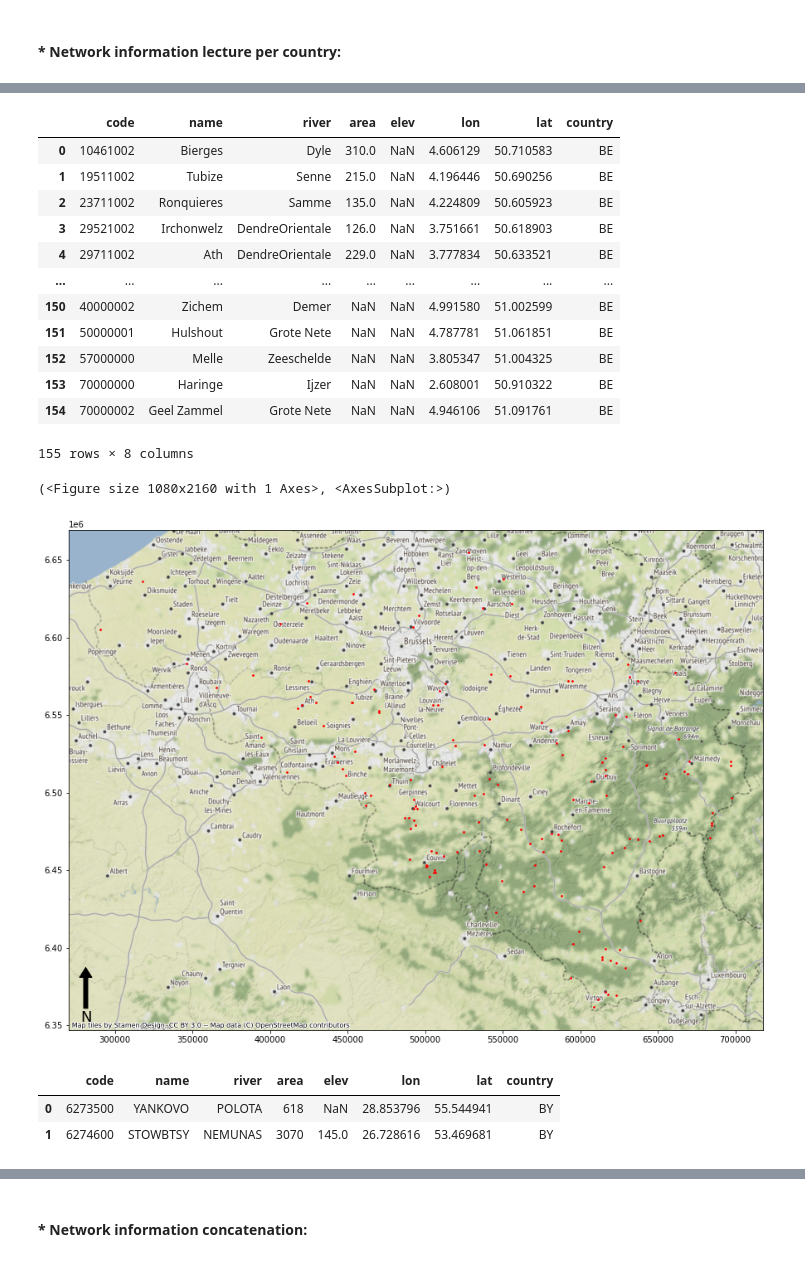
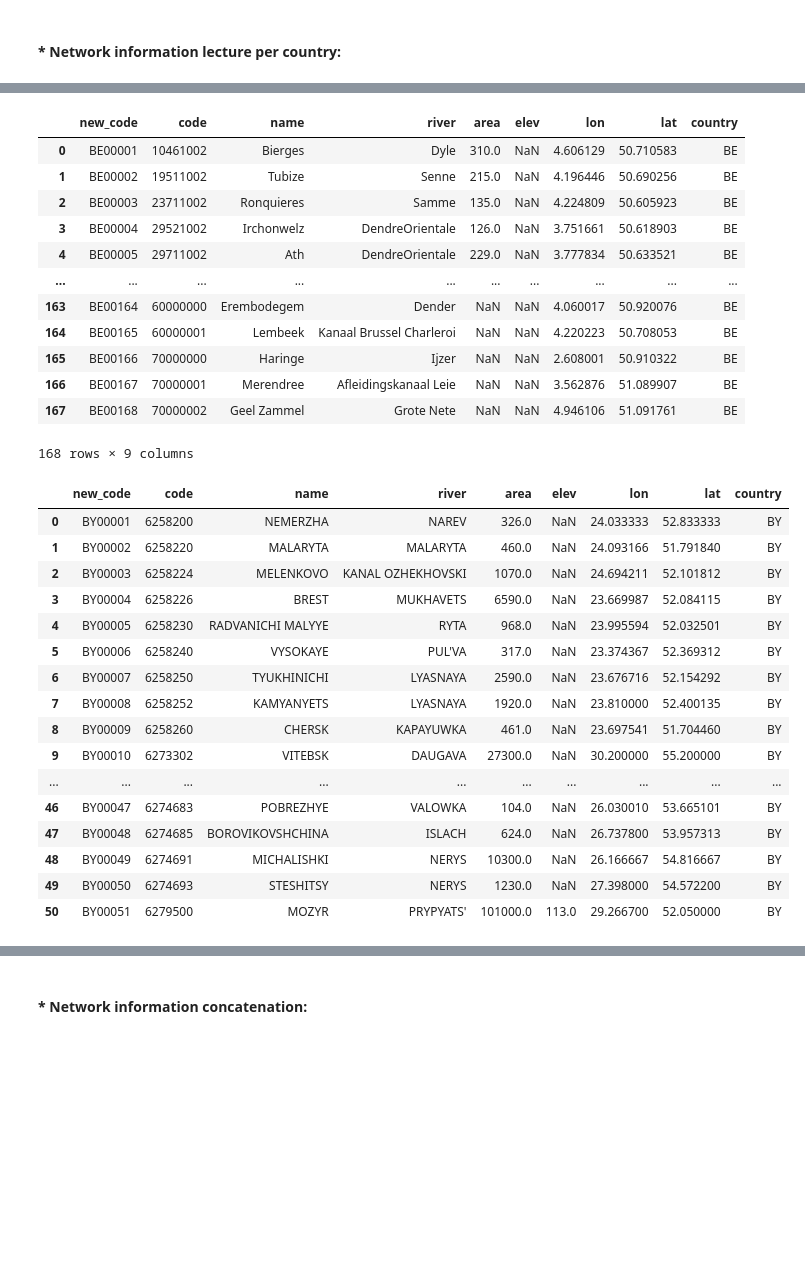
Before and after one commit to thiagovmdon/HydroEawag, a Jupyter notebook: D_20_Data_EU.ipynb, the cells around one changed output, grey strips where cells are left out. Saved outputs shown, nothing was run; the diff lists cells and outputs as text; code cells hidden in the pictures; blank space fills up the shorter version.

```diff
--- a/D_20_Data_EU.ipynb
+++ b/D_20_Data_EU.ipynb
@@ -133,47 +141,57 @@ network_AT
 # %%
-# 2. Belgium (<50% gaps):
-network_BE = pd.read_excel(r"Julia\timeseries\network_BE.xlsx")
+# 2. Belgium:
+network_BE = pd.read_excel(r"Julia\timeseries\network_BEo.xlsx")
 network_BE.code = network_BE.code.astype(str)
+network_BE = network_BE[["new_code", "code", "name", "river", "area", "elev", "lon", "lat", "country"]]
 
 network_BE
 # %% [output]
-|  | code | name | river | area | elev | lon | lat | country |
-| 0 | 10461002 | Bierges | Dyle | 310.0 | NaN | 4.606129 | 50.710583 | BE |
-| 1 | 19511002 | Tubize | Senne | 215.0 | NaN | 4.196446 | 50.690256 | BE |
-| 2 | 23711002 | Ronquieres | Samme | 135.0 | NaN | 4.224809 | 50.605923 | BE |
-| 3 | 29521002 | Irchonwelz | DendreOrientale | 126.0 | NaN | 3.751661 | 50.618903 | BE |
-| 4 | 29711002 | Ath | DendreOrientale | 229.0 | NaN | 3.777834 | 50.633521 | BE |
-| ... | ... | ... | ... | ... | ... | ... | ... | ... |
-| 150 | 40000002 | Zichem | Demer | NaN | NaN | 4.991580 | 51.002599 | BE |
-| 151 | 50000001 | Hulshout | Grote Nete | NaN | NaN | 4.787781 | 51.061851 | BE |
-| 152 | 57000000 | Melle | Zeeschelde | NaN | NaN | 3.805347 | 51.004325 | BE |
-| 153 | 70000000 | Haringe | Ijzer | NaN | NaN | 2.608001 | 50.910322 | BE |
-| 154 | 70000002 | Geel Zammel | Grote Nete | NaN | NaN | 4.946106 | 51.091761 | BE |
+|  | new_code | code | name | river | area | elev | lon | lat | country |
+| 0 | BE00001 | 10461002 | Bierges | Dyle | 310.0 | NaN | 4.606129 | 50.710583 | BE |
+| 1 | BE00002 | 19511002 | Tubize | Senne | 215.0 | NaN | 4.196446 | 50.690256 | BE |
+| 2 | BE00003 | 23711002 | Ronquieres | Samme | 135.0 | NaN | 4.224809 | 50.605923 | BE |
+| 3 | BE00004 | 29521002 | Irchonwelz | DendreOrientale | 126.0 | NaN | 3.751661 | 50.618903 | BE |
+| 4 | BE00005 | 29711002 | Ath | DendreOrientale | 229.0 | NaN | 3.777834 | 50.633521 | BE |
+| ... | ... | ... | ... | ... | ... | ... | ... | ... | ... |
+| 163 | BE00164 | 60000000 | Erembodegem | Dender | NaN | NaN | 4.060017 | 50.920076 | BE |
+| 164 | BE00165 | 60000001 | Lembeek | Kanaal Brussel Charleroi | NaN | NaN | 4.220223 | 50.708053 | BE |
+| 165 | BE00166 | 70000000 | Haringe | Ijzer | NaN | NaN | 2.608001 | 50.910322 | BE |
+| 166 | BE00167 | 70000001 | Merendree | Afleidingskanaal Leie | NaN | NaN | 3.562876 | 51.089907 | BE |
+| 167 | BE00168 | 70000002 | Geel Zammel | Grote Nete | NaN | NaN | 4.946106 | 51.091761 | BE |
-155 rows × 8 columns
+168 rows × 9 columns
-# %%
-geospatialfunctions.plotpointsmap(network_BE.set_index("code").loc[:, ["lon", "lat"]], showcodes = False, colorpoints="red")
-# %% [output]
-(<Figure size 1080x2160 with 1 Axes>, <AxesSubplot:>)
-[figure, removed]
 # %%
-# 3. Belarus (<50% gaps):
-network_BY = pd.read_excel(r"GRDC\timeseries\countries\network_BY.xlsx")
+# 3. Belarus:
+network_BY = pd.read_excel(r"GRDC\timeseries\countries\network_BYo.xlsx")
 
 # Here we clean our dataframe for only the useful columns:
-network_BY = network_BY[["Code", "station", "river", "area", "elevation", "CoordX", "CoordY"]]
+network_BY = network_BY[["new_code", "Code", "station", "river", "area", "elevation", "CoordX", "CoordY"]]
 
 # For Belgium we do not have the elevation information:
-network_BY.columns = ["code", "name", "river", "area", "elev", "lon", "lat"]
+network_BY.columns = ["new_code", "code", "name", "river", "area", "elev", "lon", "lat"]
 
 # Here we assing the country:
 network_BY["country"] = "BY"
 
 # Now we convert the column to str:
 network_BY.code = network_BY.code.astype(str)
 
 network_BY
 # %% [output]
-|  | code | name | river | area | elev | lon | lat | country |
-| 0 | 6273500 | YANKOVO | POLOTA | 618 | NaN | 28.853796 | 55.544941 | BY |
-| 1 | 6274600 | STOWBTSY | NEMUNAS | 3070 | 145.0 | 26.728616 | 53.469681 | BY |
+|  | new_code | code | name | river | area | elev | lon | lat | country |
+| 0 | BY00001 | 6258200 | NEMERZHA | NAREV | 326.0 | NaN | 24.033333 | 52.833333 | BY |
+| 1 | BY00002 | 6258220 | MALARYTA | MALARYTA | 460.0 | NaN | 24.093166 | 51.791840 | BY |
+| 2 | BY00003 | 6258224 | MELENKOVO | KANAL OZHEKHOVSKI | 1070.0 | NaN | 24.694211 | 52.101812 | BY |
+| 3 | BY00004 | 6258226 | BREST | MUKHAVETS | 6590.0 | NaN | 23.669987 | 52.084115 | BY |
+| 4 | BY00005 | 6258230 | RADVANICHI MALYYE | RYTA | 968.0 | NaN | 23.995594 | 52.032501 | BY |
+| 5 | BY00006 | 6258240 | VYSOKAYE | PUL'VA | 317.0 | NaN | 23.374367 | 52.369312 | BY |
+| 6 | BY00007 | 6258250 | TYUKHINICHI | LYASNAYA | 2590.0 | NaN | 23.676716 | 52.154292 | BY |
+| 7 | BY00008 | 6258252 | KAMYANYETS | LYASNAYA | 1920.0 | NaN | 23.810000 | 52.400135 | BY |
+| 8 | BY00009 | 6258260 | CHERSK | KAPAYUWKA | 461.0 | NaN | 23.697541 | 51.704460 | BY |
+| 9 | BY00010 | 6273302 | VITEBSK | DAUGAVA | 27300.0 | NaN | 30.200000 | 55.200000 | BY |
+| ... | ... | ... | ... | ... | ... | ... | ... | ... | ... |
+| 46 | BY00047 | 6274683 | POBREZHYE | VALOWKA | 104.0 | NaN | 26.030010 | 53.665101 | BY |
+| 47 | BY00048 | 6274685 | BOROVIKOVSHCHINA | ISLACH | 624.0 | NaN | 26.737800 | 53.957313 | BY |
+| 48 | BY00049 | 6274691 | MICHALISHKI | NERYS | 10300.0 | NaN | 26.166667 | 54.816667 | BY |
+| 49 | BY00050 | 6274693 | STESHITSY | NERYS | 1230.0 | NaN | 27.398000 | 54.572200 | BY |
+| 50 | BY00051 | 6279500 | MOZYR | PRYPYATS' | 101000.0 | 113.0 | 29.266700 | 52.050000 | BY |
 # %%
```
Also changed, not shown: parts of 52 cells of this notebook, 1 other file.
